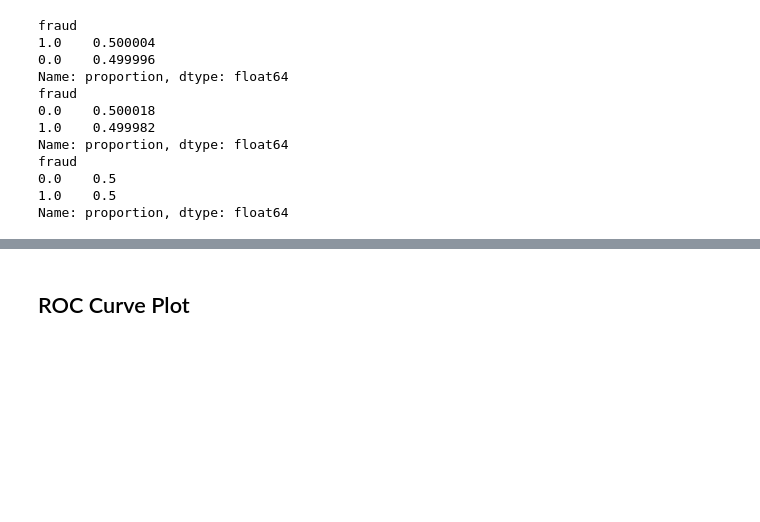
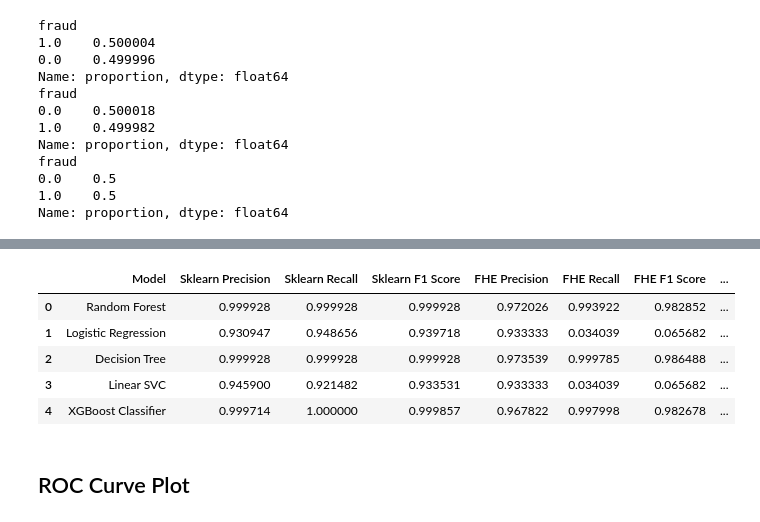
Before and after one commit to CirSandro/PFEE-ZAMA, a Jupyter notebook: src/card_credit.ipynb, the cells around one changed output, grey strips where cells are left out. Cells and saved outputs as stored; diff of their text form; code cells hidden in the pictures; blank space fills up the shorter version.

```diff
--- a/src/card_credit.ipynb
+++ b/src/card_credit.ipynb
@@ -292,3 +318,12 @@ feature importance for Random Forest
+# %%
+other_metrics_df
+# %% [output]
+|  | Model | Sklearn Precision | Sklearn Recall | Sklearn F1 Score | FHE Precision | FHE Recall | FHE F1 Score | ... |
+| 0 | Random Forest | 0.999928 | 0.999928 | 0.999928 | 0.972026 | 0.993922 | 0.982852 | ... |
+| 1 | Logistic Regression | 0.930947 | 0.948656 | 0.939718 | 0.933333 | 0.034039 | 0.065682 | ... |
+| 2 | Decision Tree | 0.999928 | 0.999928 | 0.999928 | 0.973539 | 0.999785 | 0.986488 | ... |
+| 3 | Linear SVC | 0.945900 | 0.921482 | 0.933531 | 0.933333 | 0.034039 | 0.065682 | ... |
+| 4 | XGBoost Classifier | 0.999714 | 1.000000 | 0.999857 | 0.967822 | 0.997998 | 0.982678 | ... |
 # %% [markdown]
 ## ROC Curve Plot
 # %%
```
Also changed, not shown: parts of 4 cells of this notebook.
